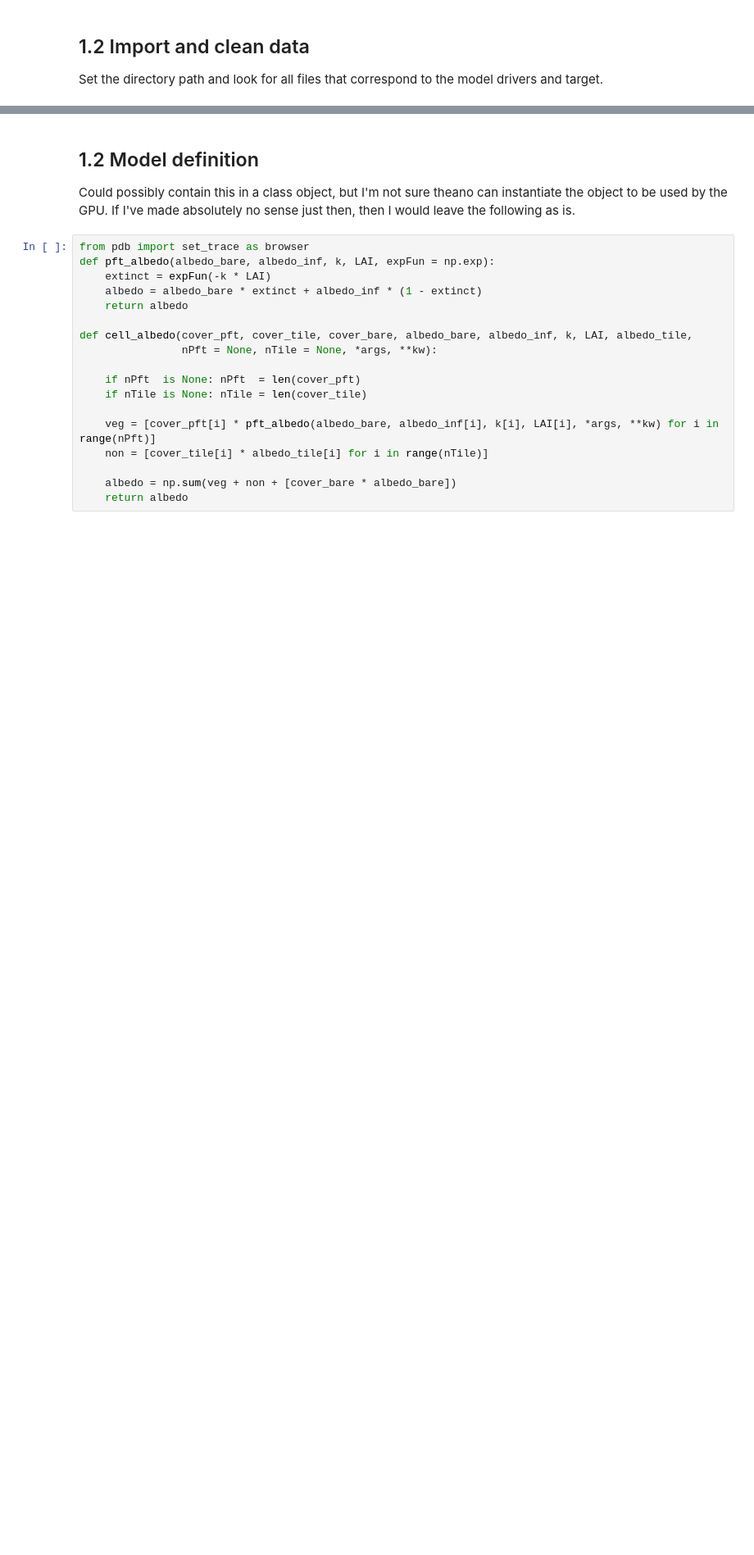
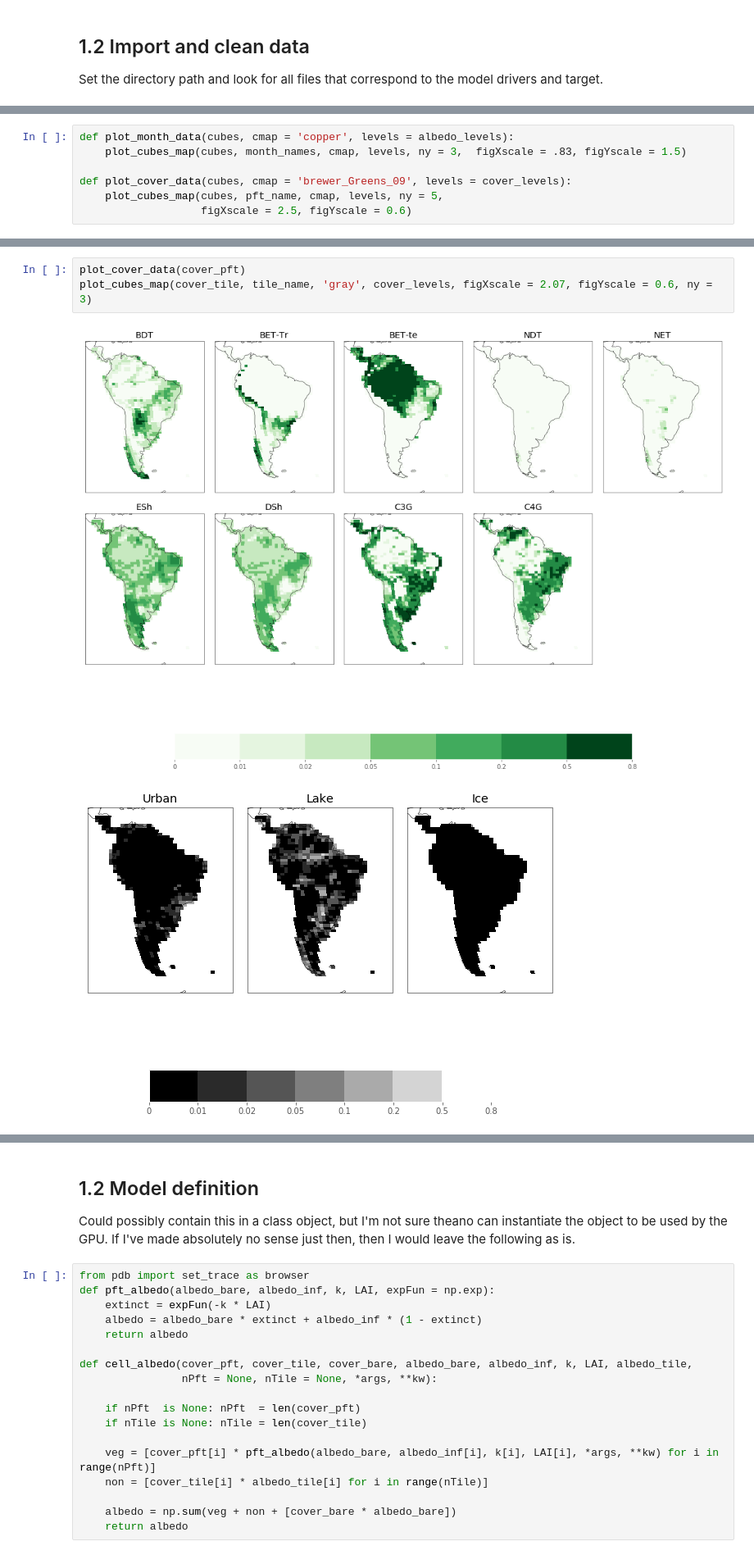
Before and after one commit to douglask3/UKESM_albedo_tile_optimization, a Jupyter notebook: notebooks/bayesian_inference.ipynb, the cells around one changed output, grey strips where cells are left out. Shown at 82% size. Cells and saved outputs as stored; diff of their text form; blank space fills up the shorter version.

```diff
--- a/notebooks/bayesian_inference.ipynb
+++ b/notebooks/bayesian_inference.ipynb
@@ -134,0 +161,7 @@ for code in unknown_stash:
+# %%
+def plot_month_data(cubes, cmap = 'copper', levels = albedo_levels):
+    plot_cubes_map(cubes, month_names, cmap, levels, ny = 3,  figXscale = .83, figYscale = 1.5)
+
+def plot_cover_data(cubes, cmap = 'brewer_Greens_09', levels = cover_levels):
+    plot_cubes_map(cubes, pft_name, cmap, levels, ny = 5,
+                   figXscale = 2.5, figYscale = 0.6)
@@ -134,0 +170,6 @@ for code in unknown_stash:
+# %%
+plot_cover_data(cover_pft)
+plot_cubes_map(cover_tile, tile_name, 'gray', cover_levels, figXscale = 2.07, figYscale = 0.6, ny = 3)
+# %% [output]
+[figure, added]
+[figure, added]
```
Also changed, not shown: parts of 16 cells of this notebook.
